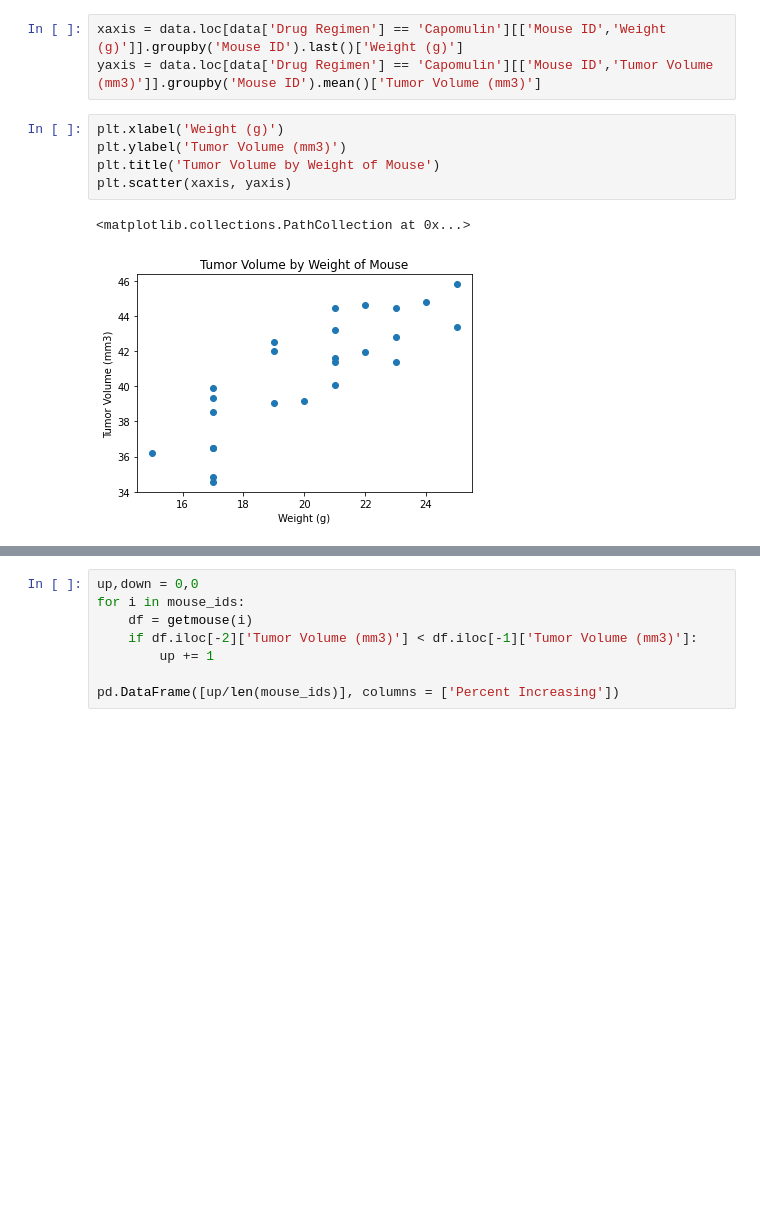
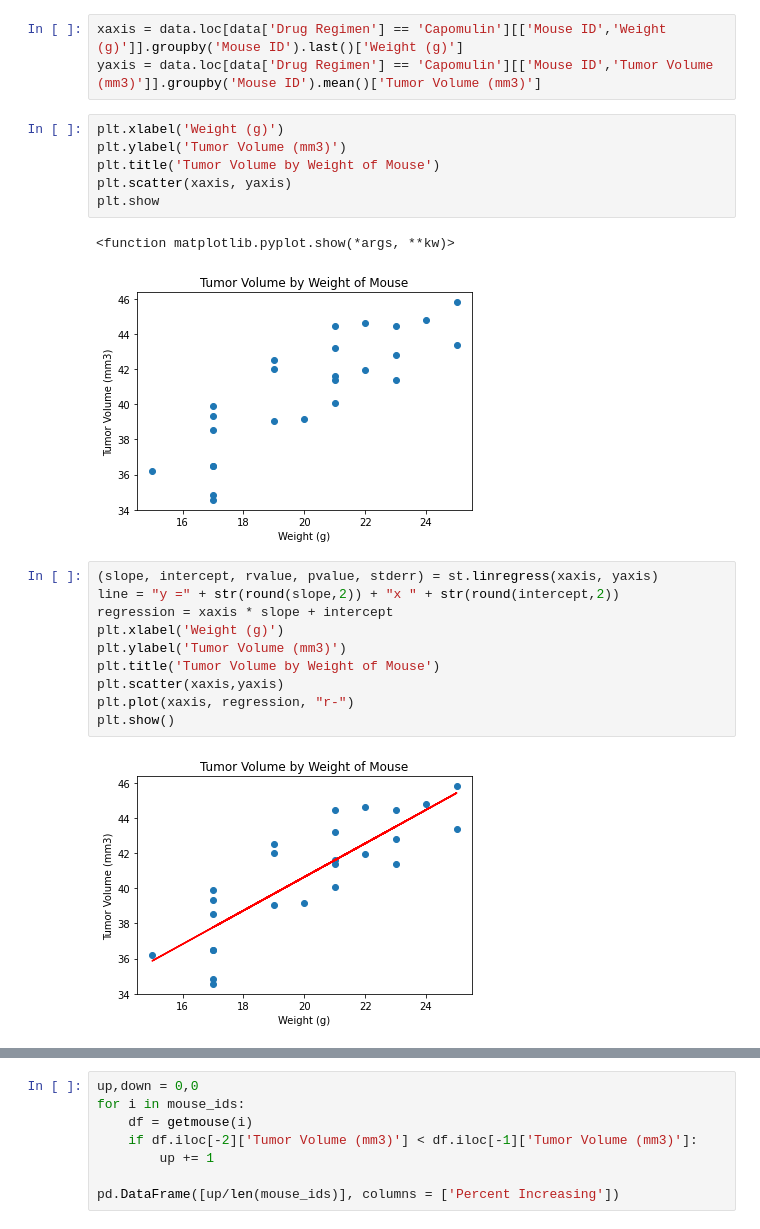
Before and after one commit to jackfarnsworth/matplotlib-challenge, a Jupyter notebook: main.ipynb, the cells around one changed output, grey strips where cells are left out. Saved outputs shown, nothing was run; the diff lists cells and outputs as text; blank space fills up the shorter version.

```diff
--- a/main.ipynb
+++ b/main.ipynb
@@ -171,6 +171,19 @@ plt.xlabel('Weight (g)')
 plt.ylabel('Tumor Volume (mm3)')
 plt.title('Tumor Volume by Weight of Mouse')
 plt.scatter(xaxis, yaxis)
+plt.show
 # %% [output]
-<matplotlib.collections.PathCollection at 0x...>
+<function matplotlib.pyplot.show(*args, **kw)>
 [figure]
+# %%
+(slope, intercept, rvalue, pvalue, stderr) = st.linregress(xaxis, yaxis)
+line = "y =" + str(round(slope,2)) + "x " + str(round(intercept,2))
+regression = xaxis * slope + intercept
+plt.xlabel('Weight (g)')
+plt.ylabel('Tumor Volume (mm3)')
+plt.title('Tumor Volume by Weight of Mouse')
+plt.scatter(xaxis,yaxis)
+plt.plot(xaxis, regression, "r-")
+plt.show()
+# %% [output]
+[figure, added]
```
Also changed, not shown: parts of 3 cells of this notebook.
